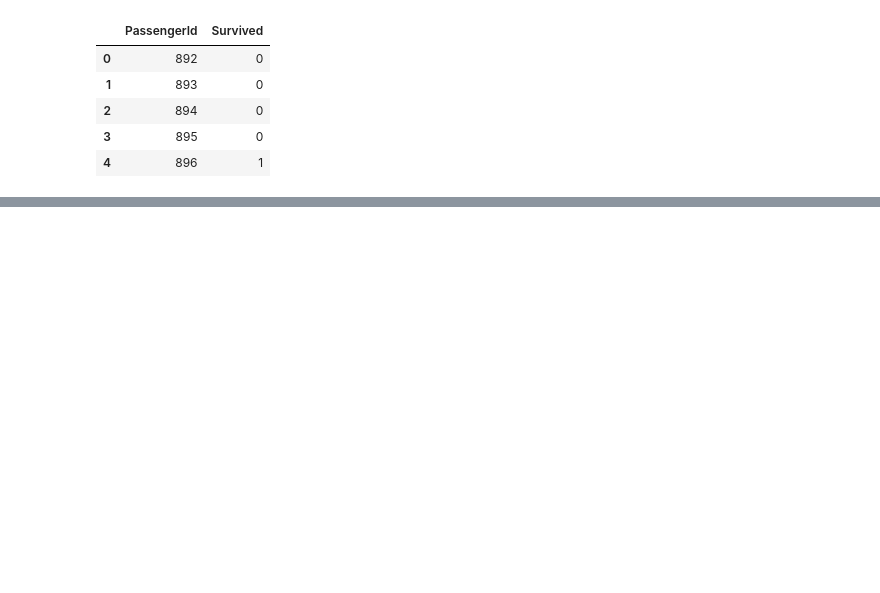
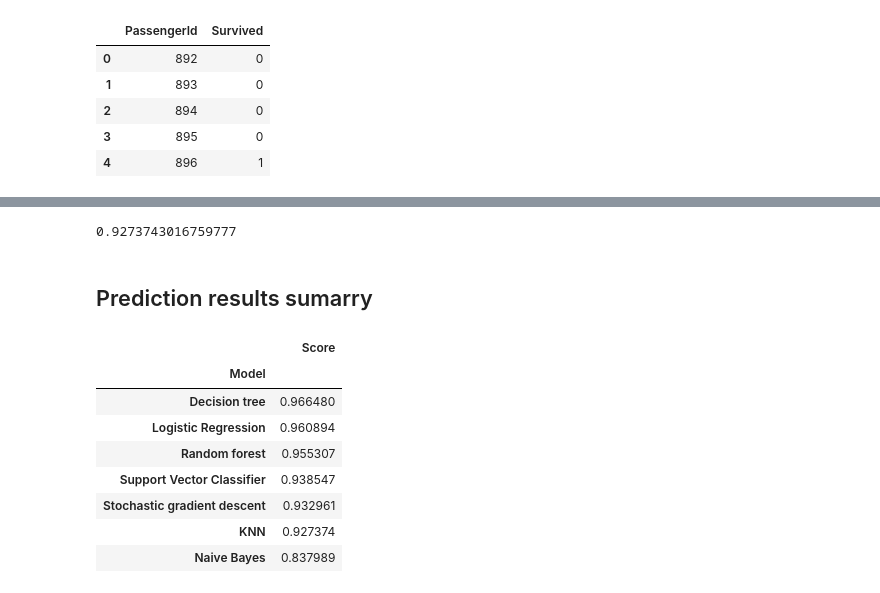
Before and after one commit to JoannaKG/Data-science-learning, a Jupyter notebook: Titanic/2. Prediction model.ipynb, the cells around one changed output, grey strips where cells are left out. Saved outputs shown, nothing was run; the diff lists cells and outputs as text; code cells hidden in the pictures; blank space fills up the shorter version.

```diff
--- a/Titanic/2. Prediction model.ipynb
+++ b/Titanic/2. Prediction model.ipynb
@@ -176,0 +389,3 @@ submission.head()
+# %%
+acc_grid_svc = accuracy_score(y_test, y_pred_grid_svc)
+print(acc_grid_svc)
@@ -176,0 +420,5 @@ submission.head()
+# %%
+knn = KNeighborsClassifier(n_neighbors=3)
+knn.fit(X_train, y_train)
+y_pred_knn = knn.predict(X_test)
+y_knn_Kaggle = knn.predict(X_Kaggle)
@@ -176,0 +451,26 @@ submission.head()
+# %%
+acc_knn = accuracy_score(y_test, y_pred_knn)
+print(acc_knn)
+# %% [output]
+0.9273743016759777
+# %% [markdown]
+## Prediction results sumarry
+# %%
+results = pd.DataFrame({
+    'Model': ['Logistic Regression','Random forest', 'Decision tree', 'Stochastic gradient descent',
+             'Naive Bayes', 'Support Vector Classifier', 'KNN'],
+    'Score': [acc_logreg, acc_rfc, acc_dtree, acc_sgd,
+             acc_nb, acc_grid_svc, acc_knn]})
+result_df = results.sort_values(by='Score', ascending=False)
+result_df = result_df.set_index('Model')
+result_df
+# %% [output]
+|  | Score |
+| Model |  |
+| Decision tree | 0.966480 |
+| Logistic Regression | 0.960894 |
+| Random forest | 0.955307 |
+| Support Vector Classifier | 0.938547 |
+| Stochastic gradient descent | 0.932961 |
+| KNN | 0.927374 |
+| Naive Bayes | 0.837989 |
```
Also changed, not shown: parts of 46 cells of this notebook.
